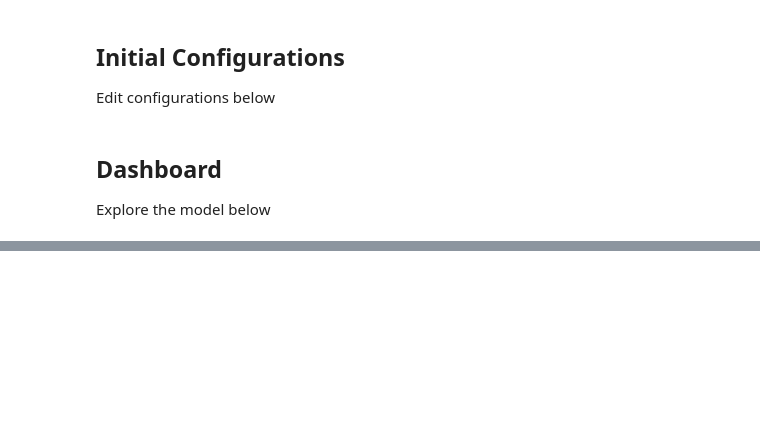
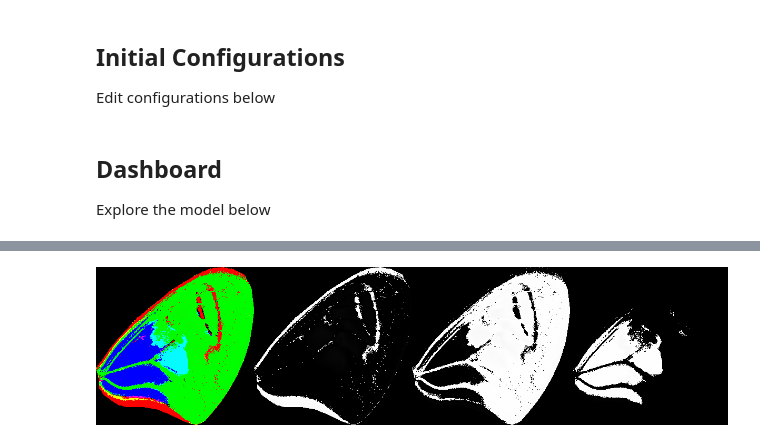
Before and after one commit to Imageomics/dna-trait-analysis, a Jupyter notebook: notebooks/visualize_aggregated_edit.ipynb, the cells around one changed output, grey strips where cells are left out. Saved outputs shown, nothing was run; the diff lists cells and outputs as text; code cells hidden in the pictures; blank space fills up the shorter version.

```diff
--- a/notebooks/visualize_aggregated_edit.ipynb
+++ b/notebooks/visualize_aggregated_edit.ipynb
@@ -238,6 +293,8 @@ org_img
 # %%
 model_pca_vec = get_model_pca_view(test_model_input, test_camid)
-model_img = get_proj_img(model_pca_vec)
+model_img = get_proj_img(model_pca_vec, return_raw=True)
 
-model_img
+raw_to_images(model_img)
+# %% [output]
+[figure, added]
 # %%
```
Also changed, not shown: parts of 14 cells of this notebook, 3 other files.
